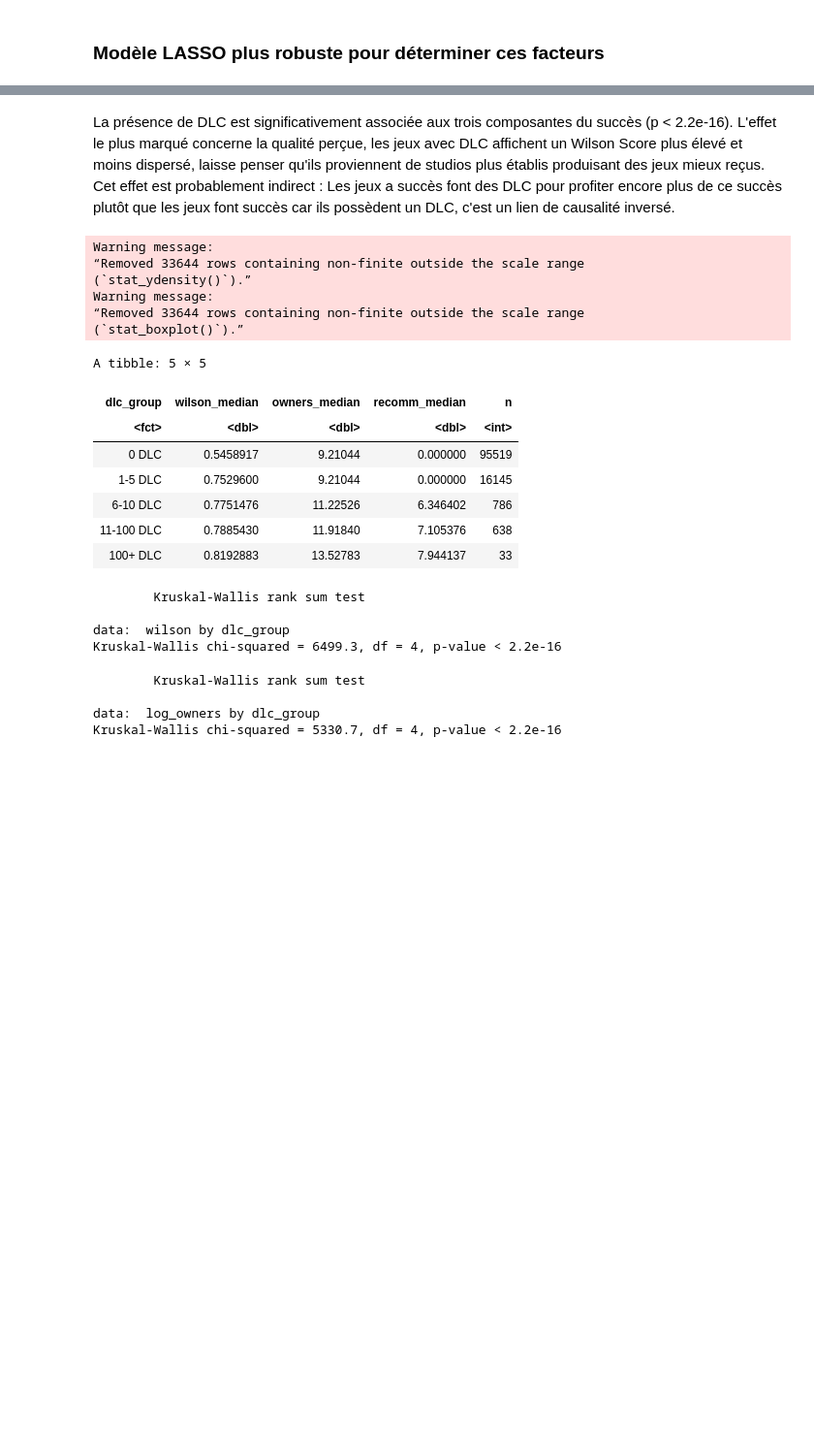
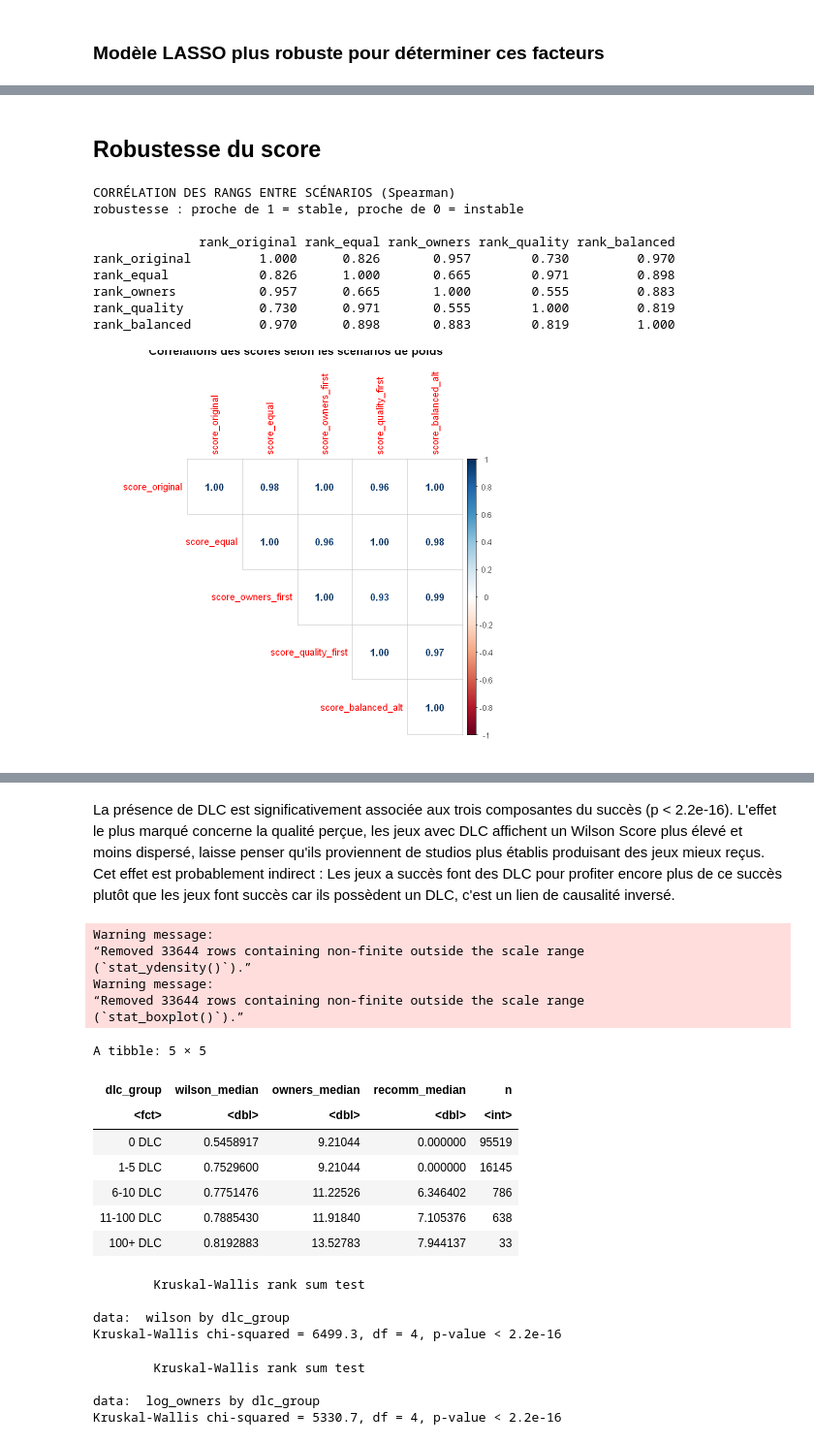
Before and after one commit to Thethomasbutnottheleast/Steam-Analyse, a Jupyter notebook: succes_commercial.ipynb, the cells around one changed output, grey strips where cells are left out. Shown at 97% size. Cells and saved outputs as stored; diff of their text form; code cells hidden in the pictures; blank space fills up the shorter version.

```diff
--- a/succes_commercial.ipynb
+++ b/succes_commercial.ipynb
@@ -276,0 +458,68 @@ DLC count            0.0000000000
+# %% [markdown]
+## Robustesse du score
+# %%
+
+
+
+success_norm <- success_components %>%
+  mutate(
+    log_owners_norm = scale(log_owners)[,1],
+    recomm_norm = scale(log_recommendations)[,1],
+    wilson_norm = scale(wilson)[,1]
+  )
+
+# plusieurs scénarios de poids
+weight_scenarios <- list(
+  original = c(0.50, 0.30, 0.20),
+  equal = c(0.333, 0.333, 0.333),
+  owners_first = c(0.60, 0.25, 0.15),
+  quality_first = c(0.30, 0.30, 0.40),
+  balanced_alt = c(0.45, 0.35, 0.20)
+)
+
+#scores avec chaque scénario
+for (scenario in names(weight_scenarios)) {
+  w <- weight_scenarios[[scenario]]
+  success_norm[[paste0("score_", scenario)]] <-
+    w[1] * success_norm$log_owners_norm +
+    w[2] * success_norm$recomm_norm +
+    w[3] * success_norm$wilson_norm
+}
+
+#classements des TOP 50 jeux
+top_games <- success_norm %>%
+  select(Name = log_owners, contains("score_")) %>%  # Garder des identifiants
+  arrange(desc(score_original)) %>%
+  head(50) %>%
+  mutate(
+    rank_original = row_number(),
+    rank_equal = rank(desc(score_equal)),
+    rank_owners = rank(desc(score_owners_first)),
+    rank_quality = rank(desc(score_quality_first)),
+    rank_balanced = rank(desc(score_balanced_alt))
+  )
+
+rank_cols <- c("rank_original", "rank_equal", "rank_owners", "rank_quality", "rank_balanced")
+rank_corr <- cor(top_games[rank_cols], method = "spearman")
+
+cat("CORRÉLATION DES RANGS ENTRE SCÉNARIOS (Spearman)\n")
+cat("robustesse : proche de 1 = stable, proche de 0 = instable\n\n")
+print(round(rank_corr, 3))
+
+
+score_cols <- c("score_original", "score_equal", "score_owners_first", "score_quality_first", "score_balanced_alt")
+score_corr_matrix <- cor(success_norm[score_cols], use = "complete.obs")
+
+corrplot(score_corr_matrix, method = "number", type = "upper",
+         title = "Corrélations des scores selon les scénarios de poids")
+# %% [output]
+CORRÉLATION DES RANGS ENTRE SCÉNARIOS (Spearman)
+robustesse : proche de 1 = stable, proche de 0 = instable
+
+              rank_original rank_equal rank_owners rank_quality rank_balanced
+rank_original         1.000      0.826       0.957        0.730         0.970
+rank_equal            0.826      1.000       0.665        0.971         0.898
+rank_owners           0.957      0.665       1.000        0.555         0.883
+rank_quality          0.730      0.971       0.555        1.000         0.819
+rank_balanced         0.970      0.898       0.883        0.819         1.000
+[figure, added]
```
Also changed, not shown: parts of 38 cells of this notebook.
